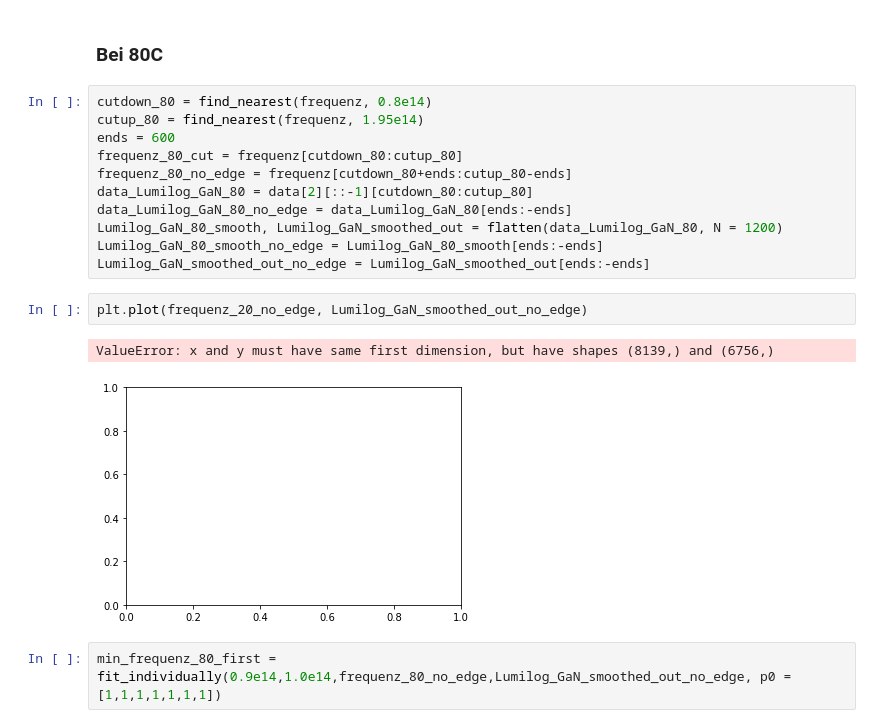
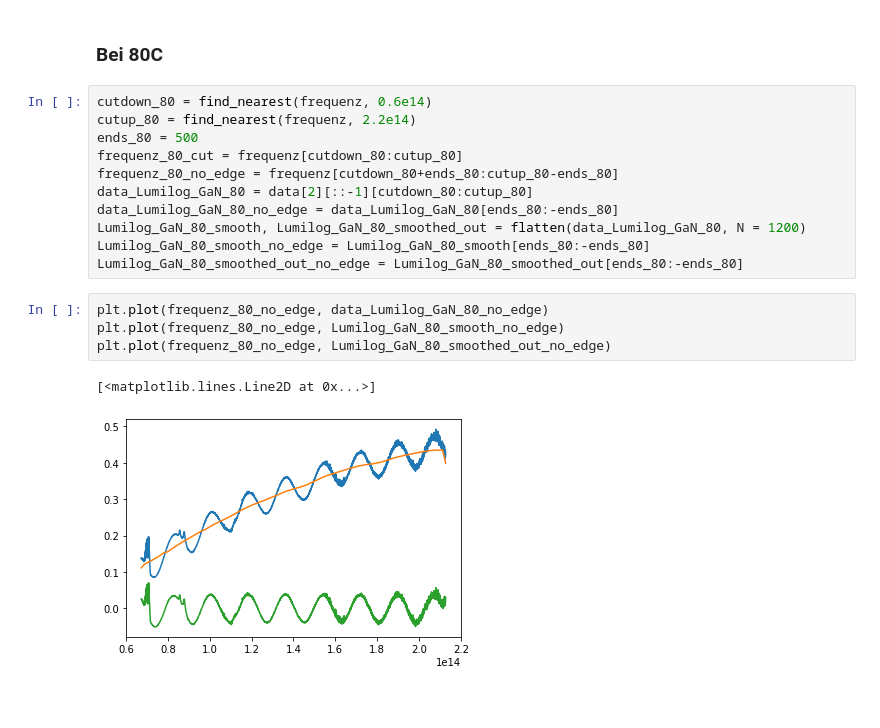
Before and after one commit to alexburg14/Fabry-Perot, a Jupyter notebook: calc_refractive/Lumilog.ipynb, the cells around one changed output. Cells and saved outputs as stored; diff of their text form; blank space fills up the shorter version.

Commit message:
finished error

```diff
--- a/calc_refractive/Lumilog.ipynb
+++ b/calc_refractive/Lumilog.ipynb
@@ -159,20 +163,20 @@ plt.plot(min_frequenz_total,n_array_total, "ro")
 # %% [markdown]
 ### Bei 80C
 # %%
-cutdown_80 = find_nearest(frequenz, 0.8e14)
-cutup_80 = find_nearest(frequenz, 1.95e14)
-ends = 600
+cutdown_80 = find_nearest(frequenz, 0.6e14)
+cutup_80 = find_nearest(frequenz, 2.2e14)
+ends_80 = 500
 frequenz_80_cut = frequenz[cutdown_80:cutup_80]
-frequenz_80_no_edge = frequenz[cutdown_80+ends:cutup_80-ends]
+frequenz_80_no_edge = frequenz[cutdown_80+ends_80:cutup_80-ends_80]
 data_Lumilog_GaN_80 = data[2][::-1][cutdown_80:cutup_80]
-data_Lumilog_GaN_80_no_edge = data_Lumilog_GaN_80[ends:-ends]
-Lumilog_GaN_80_smooth, Lumilog_GaN_smoothed_out = flatten(data_Lumilog_GaN_80, N = 1200)
-Lumilog_GaN_80_smooth_no_edge = Lumilog_GaN_80_smooth[ends:-ends]
-Lumilog_GaN_smoothed_out_no_edge = Lumilog_GaN_smoothed_out[ends:-ends]
+data_Lumilog_GaN_80_no_edge = data_Lumilog_GaN_80[ends_80:-ends_80]
+Lumilog_GaN_80_smooth, Lumilog_GaN_80_smoothed_out = flatten(data_Lumilog_GaN_80, N = 1200)
+Lumilog_GaN_80_smooth_no_edge = Lumilog_GaN_80_smooth[ends_80:-ends_80]
+Lumilog_GaN_80_smoothed_out_no_edge = Lumilog_GaN_80_smoothed_out[ends_80:-ends_80]
-# %%
-plt.plot(frequenz_20_no_edge, Lumilog_GaN_smoothed_out_no_edge)
-# %% [output]
-ValueError: x and y must have same first dimension, but have shapes (8139,) and (6756,)
-[figure, removed]
-# %%
-min_frequenz_80_first = fit_individually(0.9e14,1.0e14,frequenz_80_no_edge,Lumilog_GaN_smoothed_out_no_edge, p0 = [1,1,1,1,1,1,1])
+# %%
+plt.plot(frequenz_80_no_edge, data_Lumilog_GaN_80_no_edge)
+plt.plot(frequenz_80_no_edge, Lumilog_GaN_80_smooth_no_edge)
+plt.plot(frequenz_80_no_edge, Lumilog_GaN_80_smoothed_out_no_edge)
+# %% [output]
+[<matplotlib.lines.Line2D at 0x...>]
+[figure, added]
```
Also changed, not shown: parts of 10 cells of this notebook.
